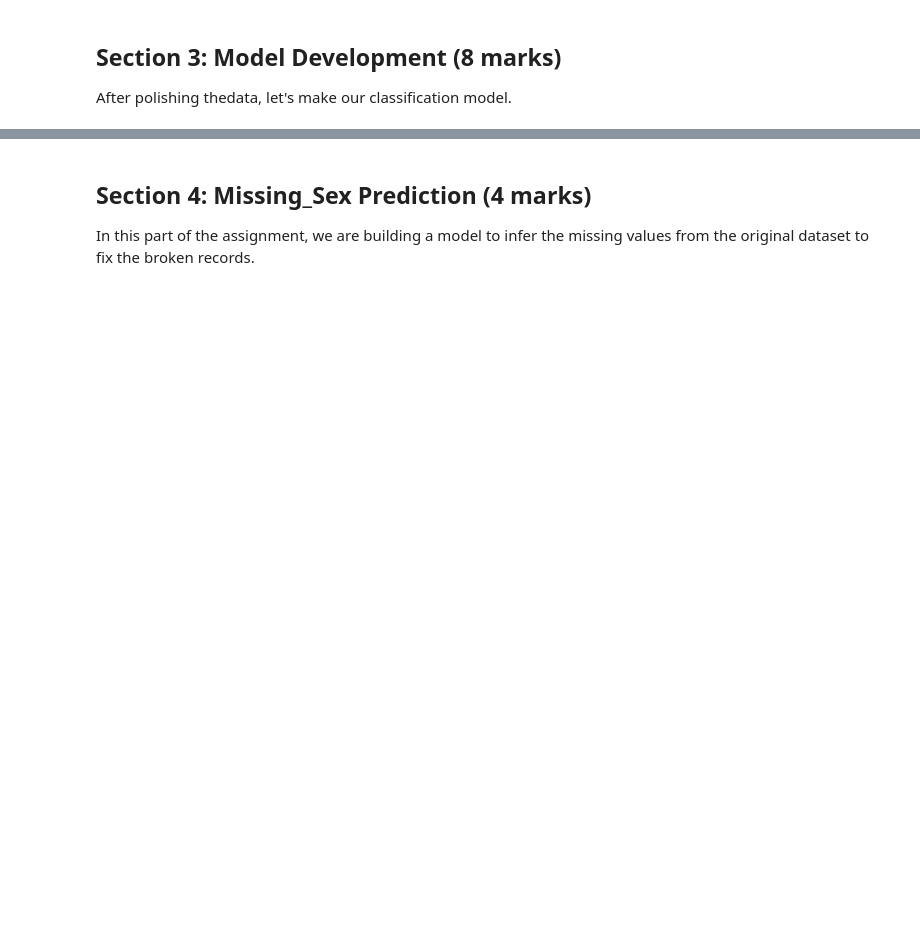
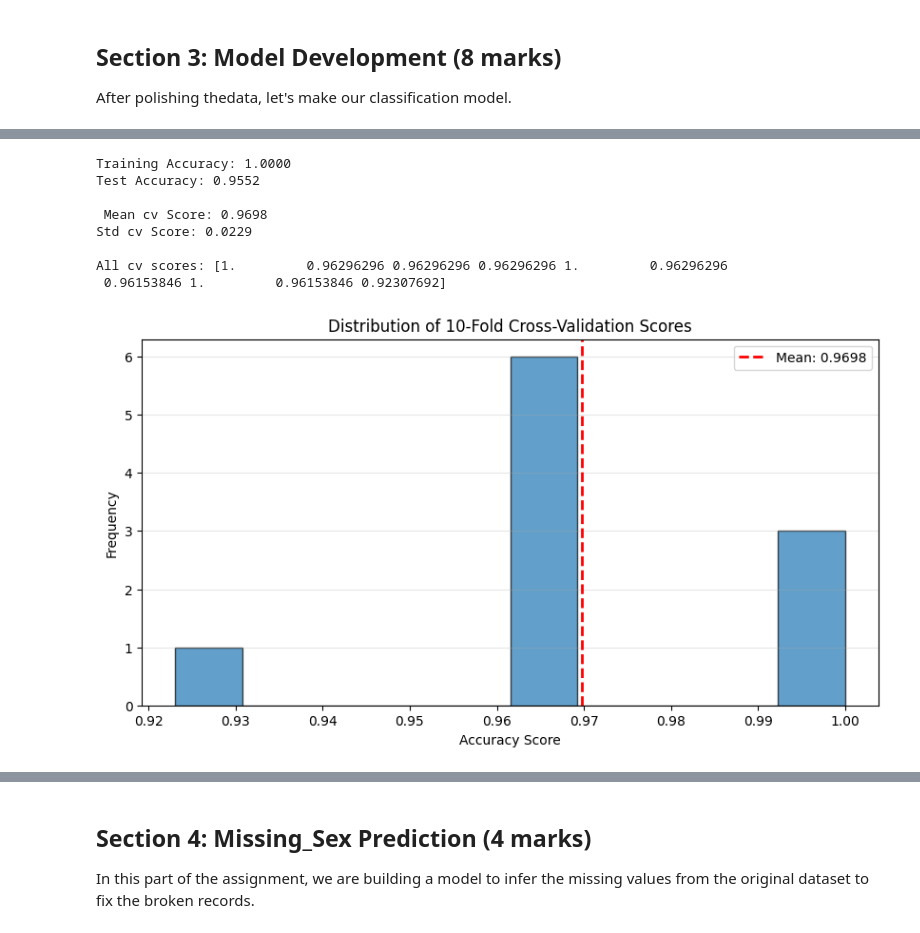
Before and after one commit to varrahan/AI-coding-agent, a Jupyter notebook: W2026/Assignments/A1/SYSC4415_W26_A1.ipynb, the cells around one changed output, grey strips where cells are left out. Saved outputs shown, nothing was run; the diff lists cells and outputs as text; code cells hidden in the pictures; blank space fills up the shorter version.

```diff
--- a/W2026/Assignments/A1/SYSC4415_W26_A1.ipynb
+++ b/W2026/Assignments/A1/SYSC4415_W26_A1.ipynb
@@ -343,4 +343,24 @@ Preprocess the data:
 - Print shapes of both datasets
 - Show number of samples per species in each split
 """
+X_train, X_test, y_train, y_test = train_test_split(
+    X, y, test_size=0.2, random_state=42, stratify=y
+)
+
+print("First 5 rows of training data with labels:")
+train_df = pd.DataFrame(X_train, columns=numerical_features)
+train_df['species'] = y_train.values
+print(train_df.head())
+print(f"\nTraining set shape: {X_train.shape}")
+print(f"Test set shape: {X_test.shape}")
+
+print("\nSamples per species in training set:")
+print(y_train.value_counts())
+print("\nSamples per species in test set:")
+print(y_test.value_counts())
+
+print("\nProportions in training set:")
+print(y_train.value_counts(normalize=True))
+print("\nProportions in test set:")
+print(y_test.value_counts(normalize=True))
 # %% [output]
@@ -364,3 +384,55 @@ from sklearn.model_selection import cross_val_score
+# %%
+"""
+Q3b (3 marks)
+Train and evaluate a Decision Tree:
+1. Create a Decision Tree with default parameters (random_state=42)
+2. Evaluate the model:
+   - Fit on training data (numerical features only)
+   - Print training and test accuracy score for this tree
+   - Perform 10-fold cross-validation
+   - Print mean and std of cross-validation scores and build cv_scores histogram.
+   - What does the histogram show?
+"""
+
+from sklearn.model_selection import cross_val_score
+
+dt = DecisionTreeClassifier(random_state=42)
+dt.fit(X_train, y_train)
+train_accuracy = dt.score(X_train, y_train)
+test_accuracy = dt.score(X_test, y_test)
+
+print(f"Training Accuracy: {train_accuracy:.4f}")
+print(f"Test Accuracy: {test_accuracy:.4f}")
+
+cv_scores = cross_val_score(dt, X_train, y_train, cv=10)
+print(f"\n Mean cv Score: {cv_scores.mean():.4f}")
+print(f"Std cv Score: {cv_scores.std():.4f}")
+print(f"\nAll cv scores: {cv_scores}")
+
+plt.figure(figsize=(10, 5))
+plt.hist(cv_scores, bins=10, edgecolor='black', alpha=0.7)
+plt.axvline(cv_scores.mean(), color='red', linestyle='--', linewidth=2, label=f'Mean: {cv_scores.mean():.4f}')
+plt.xlabel('Accuracy Score')
+plt.ylabel('Frequency')
+plt.title('Distribution of 10-Fold Cross-Validation Scores')
+plt.legend()
+plt.grid(axis='y', alpha=0.3)
+plt.show()
+
+
+# The histogram shows the distribution of accuracy scores across 10 different test-train splits.
+# Most scores cluster around the mean, showing consistent model performance across different data subsets.
+# Standard deviation shows the modek's stabilitiy, with a lower spread correlating with more reliable performance estimations
+# %% [output]
+Training Accuracy: 1.0000
+Test Accuracy: 0.9552
+
+ Mean cv Score: 0.9698
+Std cv Score: 0.0229
+
+All cv scores: [1.         0.96296296 0.96296296 0.96296296 1.         0.96296296
+ 0.96153846 1.         0.96153846 0.92307692]
+[figure, added]
 # %%
 """
 Q3c (3 marks)
```
Also changed, not shown: parts of 6 cells of this notebook.
